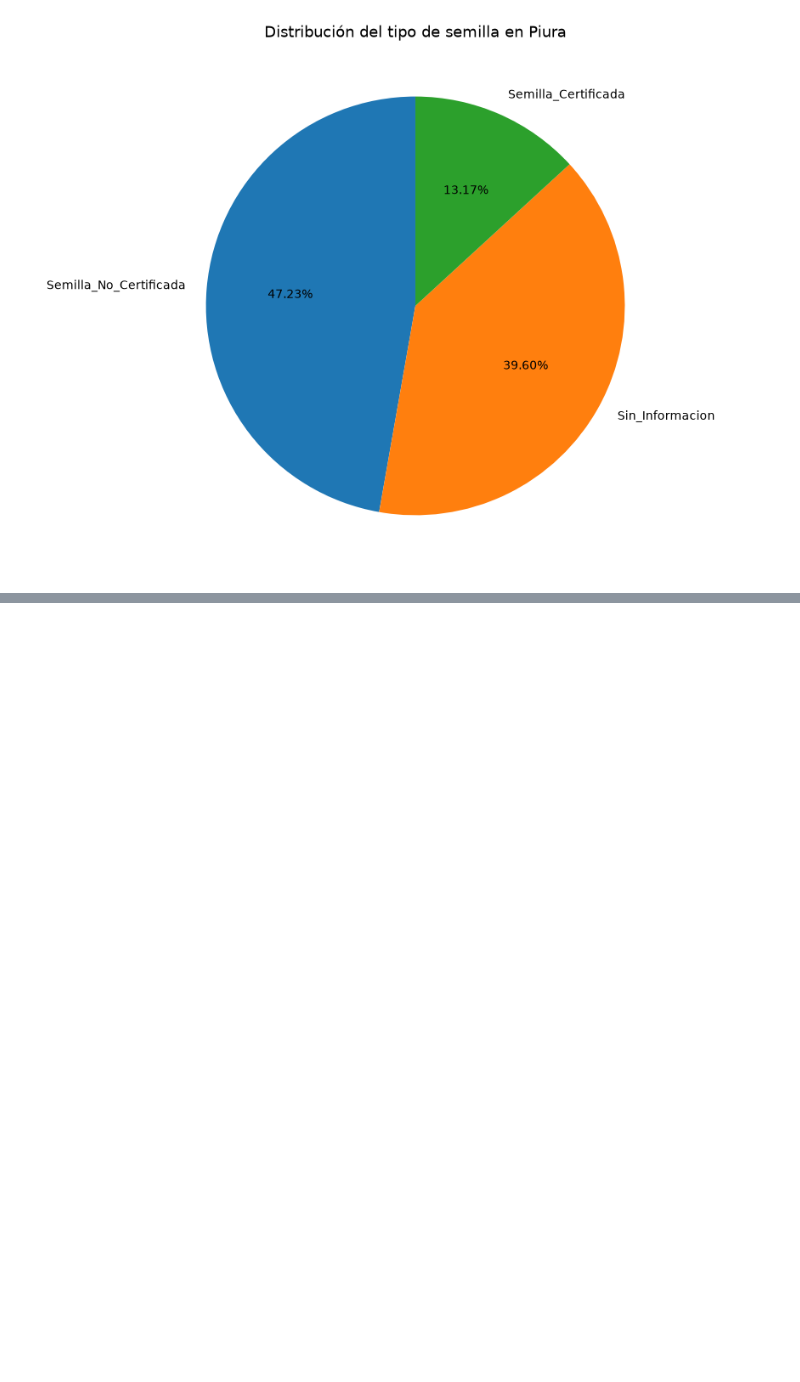
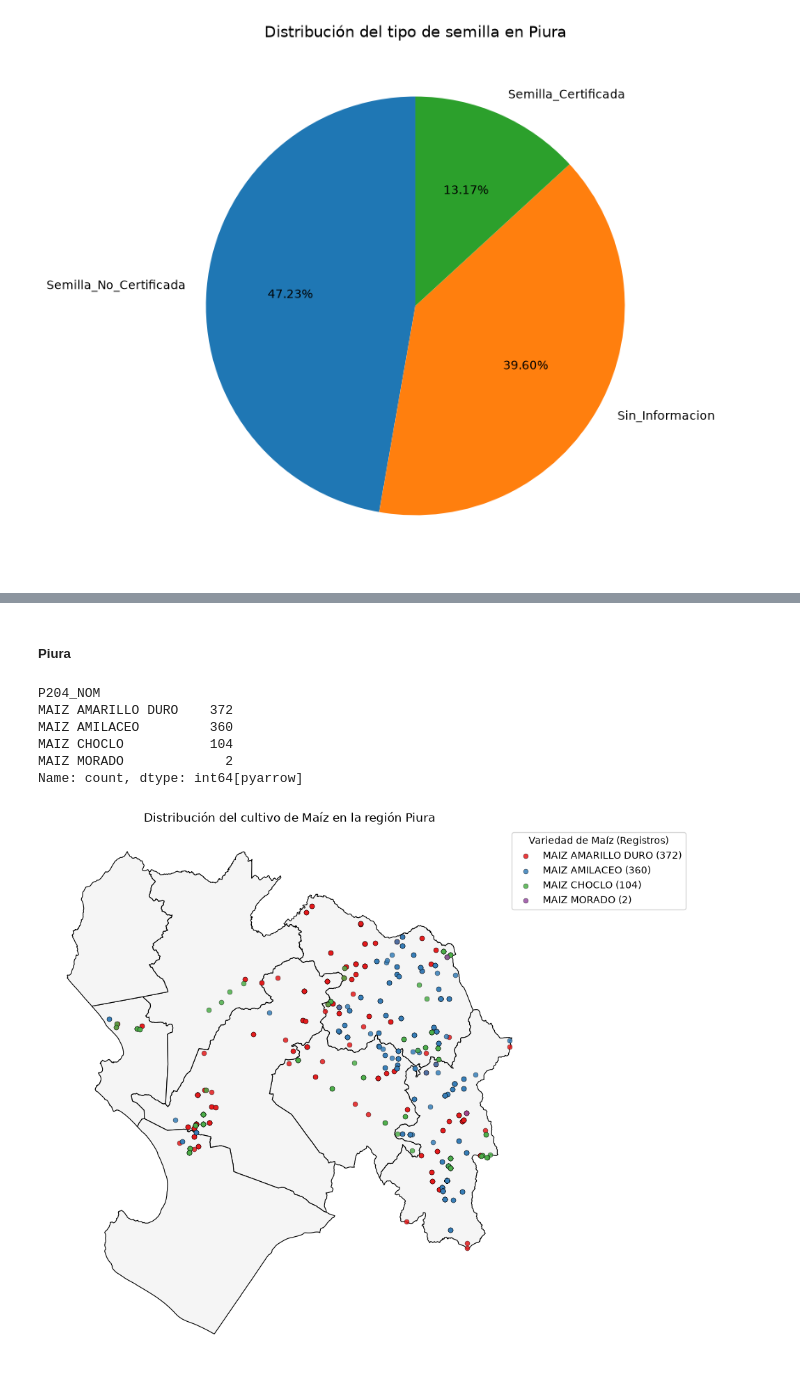
Before and after one commit to matiasrg/Proyecto-PCDA, a Jupyter notebook: scripts/02_CAP200AB.ipynb, the cells around one changed output, grey strips where cells are left out. Drawn from its saved outputs; the diff is of its cells as text; code cells hidden in the pictures; blank space fills up the shorter version.

```diff
--- a/scripts/02_CAP200AB.ipynb
+++ b/scripts/02_CAP200AB.ipynb
@@ -32,3 +37,9 @@ df_cap200ab["P220_1_PRE_KG"] = pd.to_numeric(
+# %%
+llaves = ["NSEGM", "ID_PROD", "UA"]
+
+for col in llaves:
+    df_cap200ab[col] = df_cap200ab[col].astype(str).str.strip()
+    df_caratula[col] = df_caratula[col].astype(str).str.strip()  # <-- Pon aquí el nombre de tu carátula
 # %%
 df_cap200ab.info(verbose = True)
 # %% [output]
@@ -674,3 +816,5 @@ P214
 2.0    1807
 1.0     504
 Name: count, dtype: int64[pyarrow]
+# %%
+caratula_piura = df_caratula.loc[df_caratula["NOMBREDD"] == "PIURA"]
@@ -740,0 +980,61 @@ plt.show()
+# %% [markdown]
+##### Piura
+# %%
+df_piura.loc[df_piura["P204_NOM"].str.contains("MAIZ|MAÍZ", na=False), "P204_NOM"].value_counts()
+# %% [output]
+P204_NOM
+MAIZ AMARILLO DURO    372
+MAIZ AMILACEO         360
+MAIZ CHOCLO           104
+MAIZ MORADO             2
+Name: count, dtype: int64[pyarrow]
+# %%
+df_solo_maiz_piu = df_piura[
+    df_piura["P204_NOM"].astype(str).str.upper().str.contains("MAIZ|MAÍZ", na=False)
+]
+tabla_cultivo_maiz_piu = df_solo_maiz_piu[["P204_NOM", "NSEGM", "ID_PROD", "UA"]]
+# %%
+actividad_merge_maiz_piu = pd.merge(
+    puntos_piura,
+    tabla_cultivo_maiz_piu,
+    on=["NSEGM", "ID_PROD", "UA"],
+    how="inner"
+)
+# %%
+conteos = actividad_merge_maiz_piu["P204_NOM"].value_counts()
+actividad_merge_maiz_piu["LEYENDA_MAIZ"] = actividad_merge_maiz_piu["P204_NOM"].map(
+    lambda x: f"{x} ({conteos[x]})"
+)
+
+fig, ax = plt.subplots(figsize=(9, 9))
+
+provinvias_piu.plot(
+    ax=ax,
+    color="whitesmoke",
+    edgecolor="black",
+    linewidth=0.8
+)
+
+actividad_merge_maiz_piu.plot(
+    ax=ax,
+    column="LEYENDA_MAIZ",
+    cmap="Set1",
+    legend=True,
+    legend_kwds={
+        "title": "Variedad de Maíz (Registros)",
+        "loc": "upper right",
+        "bbox_to_anchor": (1.32, 1)
+    },
+    markersize=25,
+    edgecolor="black",
+    linewidth=0.3,
+    alpha=0.85
+)
+
+ax.set_title("Distribución del cultivo de Maíz en la región Piura")
+ax.set_axis_off()
+
+plt.tight_layout()
+plt.show()
+# %% [output]
+[figure, added]
```
Also changed, not shown: parts of 120 cells of this notebook.
